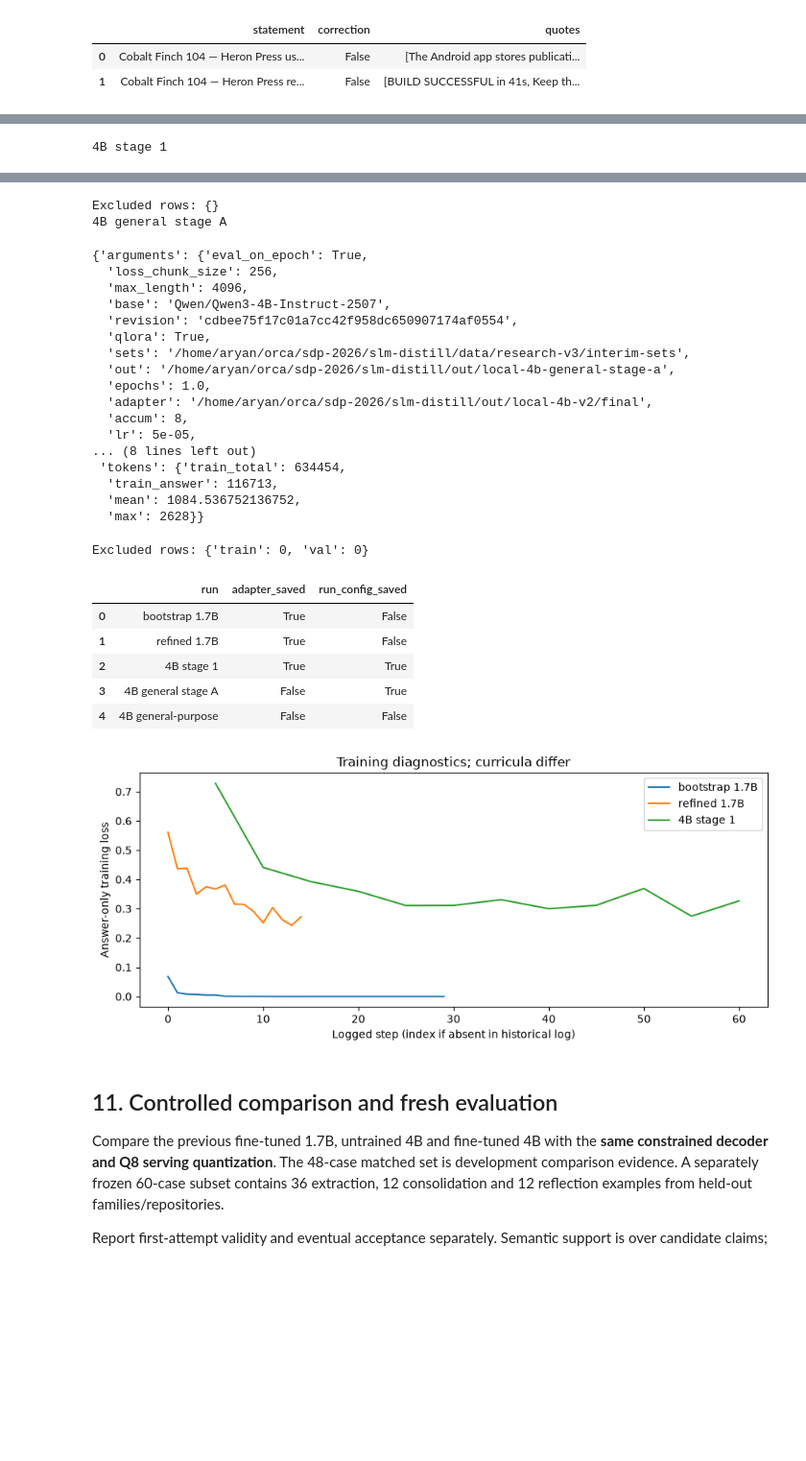
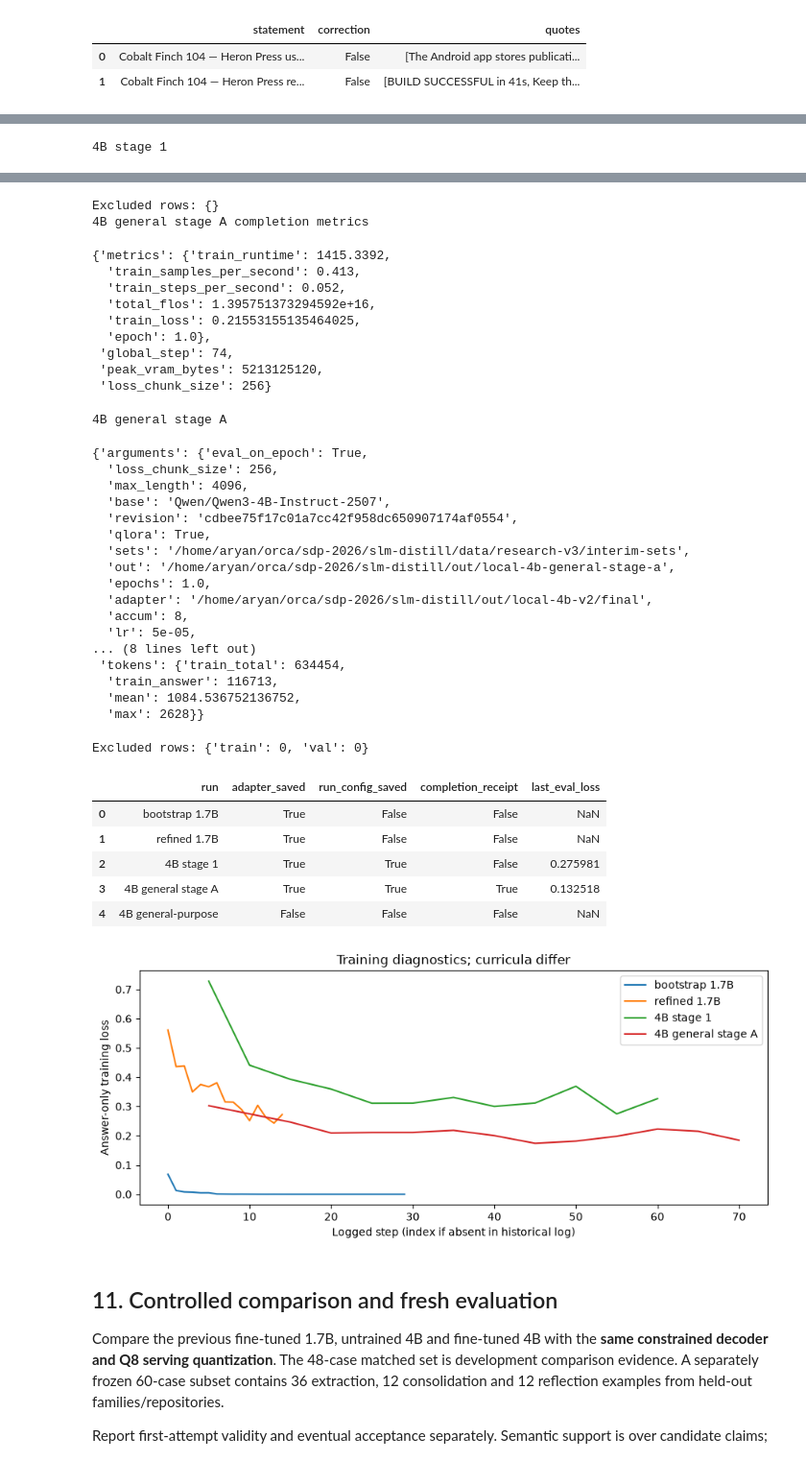
Before and after one commit to aryaniyaps/sdp-2026, a Jupyter notebook: slm-distill/Finetuning_Iteration_Report.ipynb, the cells around one changed output, grey strips where cells are left out. Shown at 96% size. Drawn from its saved outputs; the diff is of its cells as text; code cells hidden in the pictures; blank space fills up the shorter version.

Commit message:
Record completed general-memory stage A and frozen corpus coverage

```diff
--- a/slm-distill/Finetuning_Iteration_Report.ipynb
+++ b/slm-distill/Finetuning_Iteration_Report.ipynb
@@ -311,7 +311,10 @@ fig,ax=plt.subplots(figsize=(9,4)); plotted=False
 for label,folder in runs:
     run=SLM/'out'/folder
     config=read(run/'run-config.json')
-    status.append({'run':label,'adapter_saved':(run/'final/adapter_model.safetensors').exists(),'run_config_saved':config is not None})
+    completion=read(run/'training-result.json')
+    status.append({'run':label,'adapter_saved':(run/'final/adapter_model.safetensors').exists(),'run_config_saved':config is not None,'completion_receipt':completion is not None})
+    if completion:
+        print(label+' completion metrics'); display(completion)
     states=list(run.glob('**/trainer_state.json'))
     history=[]
     if states:
@@ -323,61 +326,73 @@ for label,folder in runs:
             for text in re.findall(r"\{[^{}]*'loss'[^{}]*\}",log.read_text()):
                 try: history.append(ast.literal_eval(text))
                 except (ValueError,SyntaxError): pass
+    validations=[x for x in history if 'eval_loss' in x]
+    if validations: status[-1]['last_eval_loss']=validations[-1]['eval_loss']
     loss=[x for x in history if 'loss' in x]
     if loss:
         ax.plot([x.get('step',i) for i,x in enumerate(loss)],[float(x['loss']) for x in loss],label=label); plotted=True
     if config:
         print(label); display({k:v for k,v in config.items() if k!='exclusions'})
         print('Excluded rows:', {k:len(v) for k,v in config.get('exclusions',{}).items()})
 show(status)
 if plotted:
     ax.set(xlabel='Logged step (index if absent in historical log)',ylabel='Answer-only training loss',title='Training diagnostics; curricula differ')
     ax.legend(); fig.tight_layout(); fig.savefig(FIG/'training-loss.png',dpi=160); plt.show()
 else:
     plt.close(fig); missing('loss history')
 # %% [output]
 4B stage 1
 {'provenance': 'Reconstructed from launched command and completed training log; stage 1 predates automatic run-config writer.',
  'arguments': {'base': 'Qwen/Qwen3-4B-Instruct-2507',
   'revision': 'cdbee75f17c01a7cc42f958dc650907174af0554',
   'qlora': True,
   'rank': 16,
   'accum': 8,
   'epochs': 1,
   'max_length': 4096,
   'lr': 5e-05,
   'seed': 13},
  'counts': {'train': 507, 'val': 64},
  'excluded_counts': {'train': 48, 'val': 18},
  'dataset_sha256': {'train': '4ed53be303f3371a005ab1849d0287787e3ef46cc1f18dd05e9ba5b77ba6ce0a',
   'val': 'e15d3109c13f93fc7ba51276dfed908cbef4bf475e84d670fb09fc1ae63f04f4'}}
 Excluded rows: {}
-4B general stage A
+4B general stage A completion metrics
-{'arguments': {'eval_on_epoch': True,
-  'loss_chunk_size': 256,
-  'max_length': 4096,
-  'base': 'Qwen/Qwen3-4B-Instruct-2507',
-  'revision': 'cdbee75f17c01a7cc42f958dc650907174af0554',
-  'qlora': True,
-  'sets': '/home/aryan/orca/sdp-2026/slm-distill/data/research-v3/interim-sets',
-  'out': '/home/aryan/orca/sdp-2026/slm-distill/out/local-4b-general-stage-a',
-  'epochs': 1.0,
-  'adapter': '/home/aryan/orca/sdp-2026/slm-distill/out/local-4b-v2/final',
-  'accum': 8,
-  'lr': 5e-05,
-... (8 lines left out)
- 'tokens': {'train_total': 634454,
-  'train_answer': 116713,
-  'mean': 1084.536752136752,
-  'max': 2628}}
+{'metrics': {'train_runtime': 1415.3392,
+  'train_samples_per_second': 0.413,
+  'train_steps_per_second': 0.052,
+  'total_flos': 1.395751373294592e+16,
+  'train_loss': 0.21553155135464025,
+  'epoch': 1.0},
+ 'global_step': 74,
+ 'peak_vram_bytes': 5213125120,
+ 'loss_chunk_size': 256}
-Excluded rows: {'train': 0, 'val': 0}
+4B general stage A
+{'arguments': {'eval_on_epoch': True,
+  'loss_chunk_size': 256,
+  'max_length': 4096,
+  'base': 'Qwen/Qwen3-4B-Instruct-2507',
+  'revision': 'cdbee75f17c01a7cc42f958dc650907174af0554',
+  'qlora': True,
+  'sets': '/home/aryan/orca/sdp-2026/slm-distill/data/research-v3/interim-sets',
+  'out': '/home/aryan/orca/sdp-2026/slm-distill/out/local-4b-general-stage-a',
+  'epochs': 1.0,
+  'adapter': '/home/aryan/orca/sdp-2026/slm-distill/out/local-4b-v2/final',
+  'accum': 8,
+  'lr': 5e-05,
+... (8 lines left out)
+ 'tokens': {'train_total': 634454,
+  'train_answer': 116713,
+  'mean': 1084.536752136752,
+  'max': 2628}}
+Excluded rows: {'train': 0, 'val': 0}
-|  | run | adapter_saved | run_config_saved |
-| 0 | bootstrap 1.7B | True | False |
-| 1 | refined 1.7B | True | False |
-| 2 | 4B stage 1 | True | True |
-| 3 | 4B general stage A | False | True |
-| 4 | 4B general-purpose | False | False |
+|  | run | adapter_saved | run_config_saved | completion_receipt | last_eval_loss |
+| 0 | bootstrap 1.7B | True | False | False | NaN |
+| 1 | refined 1.7B | True | False | False | NaN |
+| 2 | 4B stage 1 | True | True | False | 0.275981 |
+| 3 | 4B general stage A | True | True | True | 0.132518 |
+| 4 | 4B general-purpose | False | False | False | NaN |
-[figure, old version]
+[figure, new version]
 # %% [markdown]
 ## 11. Controlled comparison and fresh evaluation
 
```
Also changed, not shown: parts of 7 cells of this notebook, 4 other files.
